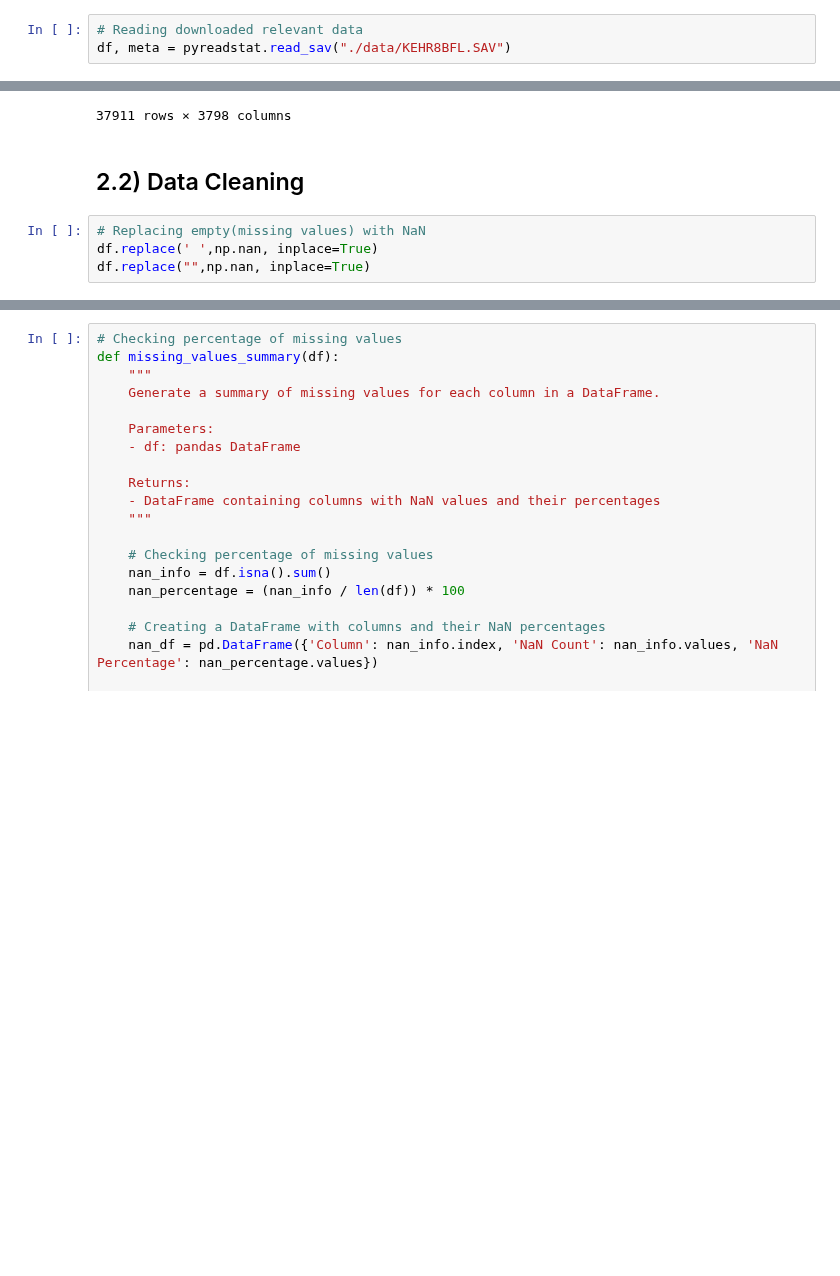
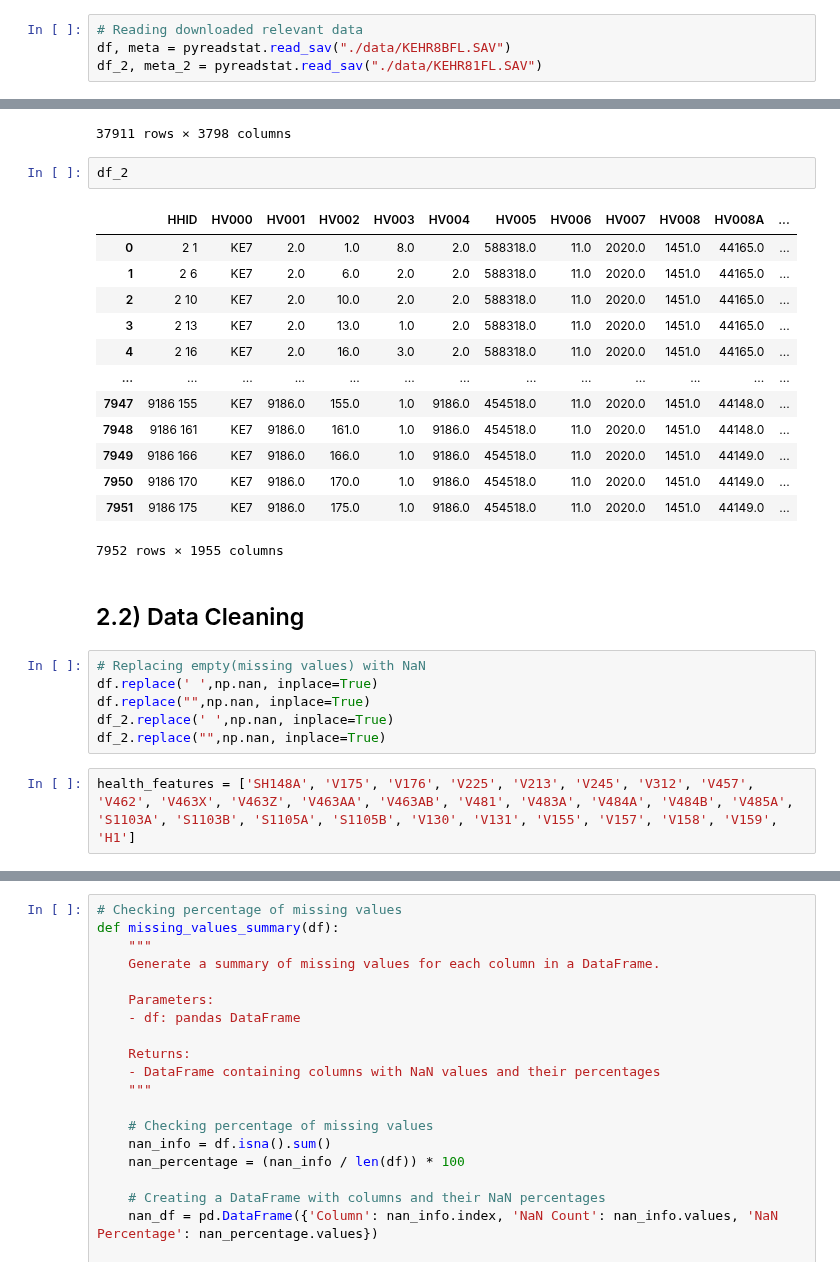
Before and after one commit to Dominic-Mu/dsc-phase-5-group-14-project, a Jupyter notebook: index.ipynb, the cells around one changed output, grey strips where cells are left out. Cells and saved outputs as stored; diff of their text form; blank space fills up the shorter version.

```diff
--- a/index.ipynb
+++ b/index.ipynb
@@ -138,6 +138,7 @@ Observation: we will work with
 # %%
 # Reading downloaded relevant data
 df, meta = pyreadstat.read_sav("./data/KEHR8BFL.SAV")
+df_2, meta_2 = pyreadstat.read_sav("./data/KEHR81FL.SAV")
 # %%
 df
 # %% [output]
@@ -154,12 +155,32 @@ df
 | 37909 | 1692 88 | KE8 | 1692.0 | 88.0 | 2.0 | 1692.0 | 7456997.0 | 5.0 | 2022.0 | 1469.0 | 44704.0 | ... |
 | 37910 | 1692 91 | KE8 | 1692.0 | 91.0 | 1.0 | 1692.0 | 7456997.0 | 5.0 | 2022.0 | 1469.0 | 44703.0 | ... |
 37911 rows × 3798 columns
+# %%
+df_2
+# %% [output]
+|  | HHID | HV000 | HV001 | HV002 | HV003 | HV004 | HV005 | HV006 | HV007 | HV008 | HV008A | ... |
+| 0 | 2 1 | KE7 | 2.0 | 1.0 | 8.0 | 2.0 | 588318.0 | 11.0 | 2020.0 | 1451.0 | 44165.0 | ... |
+| 1 | 2 6 | KE7 | 2.0 | 6.0 | 2.0 | 2.0 | 588318.0 | 11.0 | 2020.0 | 1451.0 | 44165.0 | ... |
+| 2 | 2 10 | KE7 | 2.0 | 10.0 | 2.0 | 2.0 | 588318.0 | 11.0 | 2020.0 | 1451.0 | 44165.0 | ... |
+| 3 | 2 13 | KE7 | 2.0 | 13.0 | 1.0 | 2.0 | 588318.0 | 11.0 | 2020.0 | 1451.0 | 44165.0 | ... |
+| 4 | 2 16 | KE7 | 2.0 | 16.0 | 3.0 | 2.0 | 588318.0 | 11.0 | 2020.0 | 1451.0 | 44165.0 | ... |
+| ... | ... | ... | ... | ... | ... | ... | ... | ... | ... | ... | ... | ... |
+| 7947 | 9186 155 | KE7 | 9186.0 | 155.0 | 1.0 | 9186.0 | 454518.0 | 11.0 | 2020.0 | 1451.0 | 44148.0 | ... |
+| 7948 | 9186 161 | KE7 | 9186.0 | 161.0 | 1.0 | 9186.0 | 454518.0 | 11.0 | 2020.0 | 1451.0 | 44148.0 | ... |
+| 7949 | 9186 166 | KE7 | 9186.0 | 166.0 | 1.0 | 9186.0 | 454518.0 | 11.0 | 2020.0 | 1451.0 | 44149.0 | ... |
+| 7950 | 9186 170 | KE7 | 9186.0 | 170.0 | 1.0 | 9186.0 | 454518.0 | 11.0 | 2020.0 | 1451.0 | 44149.0 | ... |
+| 7951 | 9186 175 | KE7 | 9186.0 | 175.0 | 1.0 | 9186.0 | 454518.0 | 11.0 | 2020.0 | 1451.0 | 44149.0 | ... |
+7952 rows × 1955 columns
 # %% [markdown]
 ## 2.2) Data Cleaning
 # %%
 # Replacing empty(missing values) with NaN
 df.replace(' ',np.nan, inplace=True)
 df.replace("",np.nan, inplace=True)
+df_2.replace(' ',np.nan, inplace=True)
+df_2.replace("",np.nan, inplace=True)
+# %%
+health_features = ['SH148A', 'V175', 'V176', 'V225', 'V213', 'V245', 'V312', 'V457', 'V462', 'V463X', 'V463Z', 'V463AA', 'V463AB', 'V481', 'V483A', 'V484A', 'V484B', 'V485A', 'S1103A', 'S1103B', 'S1105A', 'S1105B', 'V130', 'V131', 'V155', 'V157', 'V158', 'V159', 'H1']
 # %%
 # Calculating the threshold for 80% empty columns
 threshold = 0.8 * len(df)
```
Also changed, not shown: parts of 5 cells of this notebook, 4 other files.
